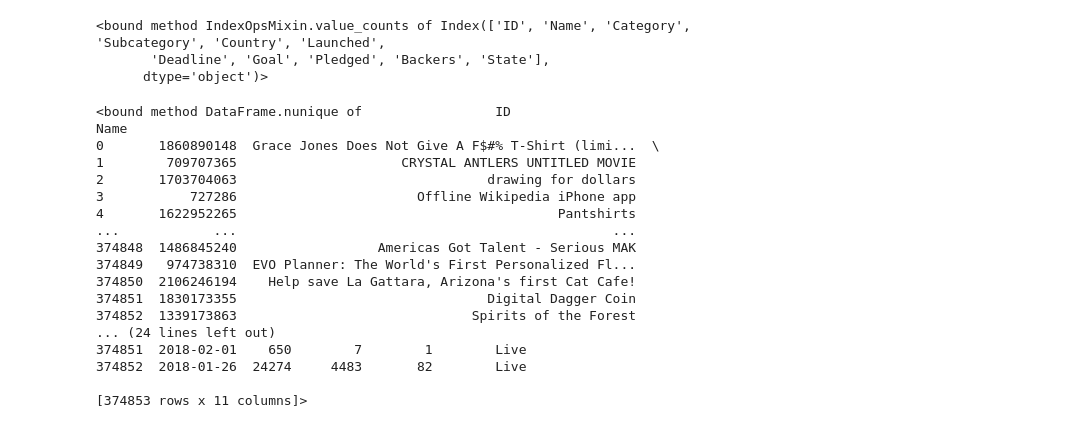
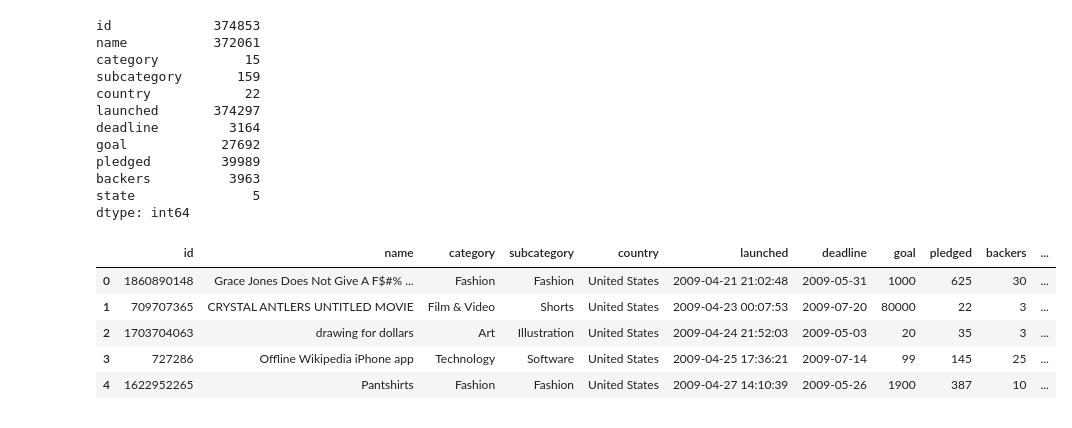
Before and after one commit to spiced-academy/punch_finisher, a Jupyter notebook: notebooks/EDA.ipynb, the cells around one changed output. Cells and saved outputs as stored; diff of their text form; code cells hidden in the pictures.

```diff
--- a/notebooks/EDA.ipynb
+++ b/notebooks/EDA.ipynb
@@ -17,26 +11,35 @@ df.head()
-# %%
-df.columns.value_counts
-# %% [output]
-<bound method IndexOpsMixin.value_counts of Index(['ID', 'Name', 'Category', 'Subcategory', 'Country', 'Launched',
-       'Deadline', 'Goal', 'Pledged', 'Backers', 'State'],
-      dtype='object')>
+# %%
+df = pd.read_csv("../data/kickstarter_projects.csv")
+df.head()
+
+
+# Convert all column names to lower case
+df.columns = df.columns.str.lower()
+
+# Count the number of unique values for each column
+unique_counts = df.nunique()
+
+df.columns.value_counts
+df.nunique()
+# %% [output]
+id             374853
+name           372061
+category           15
+subcategory       159
+country            22
+launched       374297
+deadline         3164
+goal            27692
+pledged         39989
+backers          3963
+state               5
+dtype: int64
 # %%
-df.nunique
+df.head()
 # %% [output]
-<bound method DataFrame.nunique of                 ID                                               Name
-0       1860890148  Grace Jones Does Not Give A F$#% T-Shirt (limi...  \
-1        709707365                     CRYSTAL ANTLERS UNTITLED MOVIE
-2       1703704063                                drawing for dollars
-3           727286                       Offline Wikipedia iPhone app
-4       1622952265                                         Pantshirts
-...            ...                                                ...
-374848  1486845240                  Americas Got Talent - Serious MAK
-374849   974738310  EVO Planner: The World's First Personalized Fl...
-374850  2106246194    Help save La Gattara, Arizona's first Cat Cafe!
-374851  1830173355                                Digital Dagger Coin
-374852  1339173863                              Spirits of the Forest
-... (24 lines left out)
-374851  2018-02-01    650        7        1        Live
-374852  2018-01-26  24274     4483       82        Live
-
-[374853 rows x 11 columns]>
+|  | id | name | category | subcategory | country | launched | deadline | goal | pledged | backers | ... |
+| 0 | 1860890148 | Grace Jones Does Not Give A F$#% ... | Fashion | Fashion | United States | 2009-04-21 21:02:48 | 2009-05-31 | 1000 | 625 | 30 | ... |
+| 1 | 709707365 | CRYSTAL ANTLERS UNTITLED MOVIE | Film & Video | Shorts | United States | 2009-04-23 00:07:53 | 2009-07-20 | 80000 | 22 | 3 | ... |
+| 2 | 1703704063 | drawing for dollars | Art | Illustration | United States | 2009-04-24 21:52:03 | 2009-05-03 | 20 | 35 | 3 | ... |
+| 3 | 727286 | Offline Wikipedia iPhone app | Technology | Software | United States | 2009-04-25 17:36:21 | 2009-07-14 | 99 | 145 | 25 | ... |
+| 4 | 1622952265 | Pantshirts | Fashion | Fashion | United States | 2009-04-27 14:10:39 | 2009-05-26 | 1900 | 387 | 10 | ... |
```
Also changed, not shown: parts of 7 cells of this notebook.
